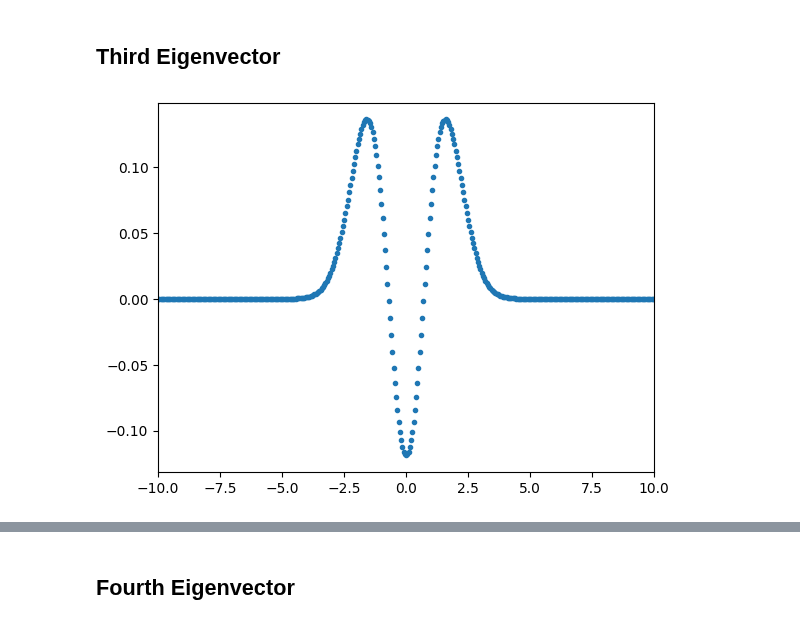
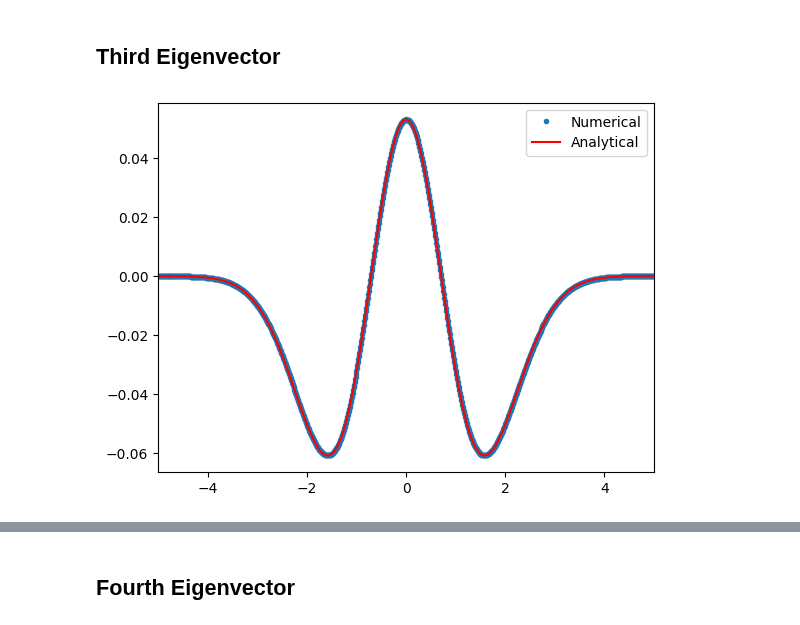
Before and after one commit to jchryssanthacopoulos/quantum_information, a Jupyter notebook: assignment_4/src/plot_eigenvectors.ipynb, the cells around one changed output, grey strips where cells are left out. Saved outputs shown, nothing was run; the diff lists cells and outputs as text; code cells hidden in the pictures.

```diff
--- a/assignment_4/src/plot_eigenvectors.ipynb
+++ b/assignment_4/src/plot_eigenvectors.ipynb
@@ -63,10 +77,15 @@ Norm is 0.9999999999999959
 # %% [markdown]
 ## Third Eigenvector
-# %%
-plt.plot(eigenvectors[0], eigenvectors[1:, 2], '.')
-plt.xlim([-10, 10]);
-# %% [output]
-[figure, removed]
+# %%
+wavefunc_2 = -wavefunc(2, x_grid)
+wavefunc_2 /= np.linalg.norm(wavefunc_2)
+# %%
+plt.plot(x_grid, eigenvectors[1:, 2], '.', label="Numerical")
+plt.plot(x_grid, wavefunc_2, 'r', label="Analytical")
+plt.xlim([x_grid[0], x_grid[-1]])
+plt.legend();
+# %% [output]
+[figure, added]
 # %%
 print("Energy is", eigenvalues[2])
 # %% [output]
```
Also changed, not shown: parts of 23 cells of this notebook, 2 other files.
